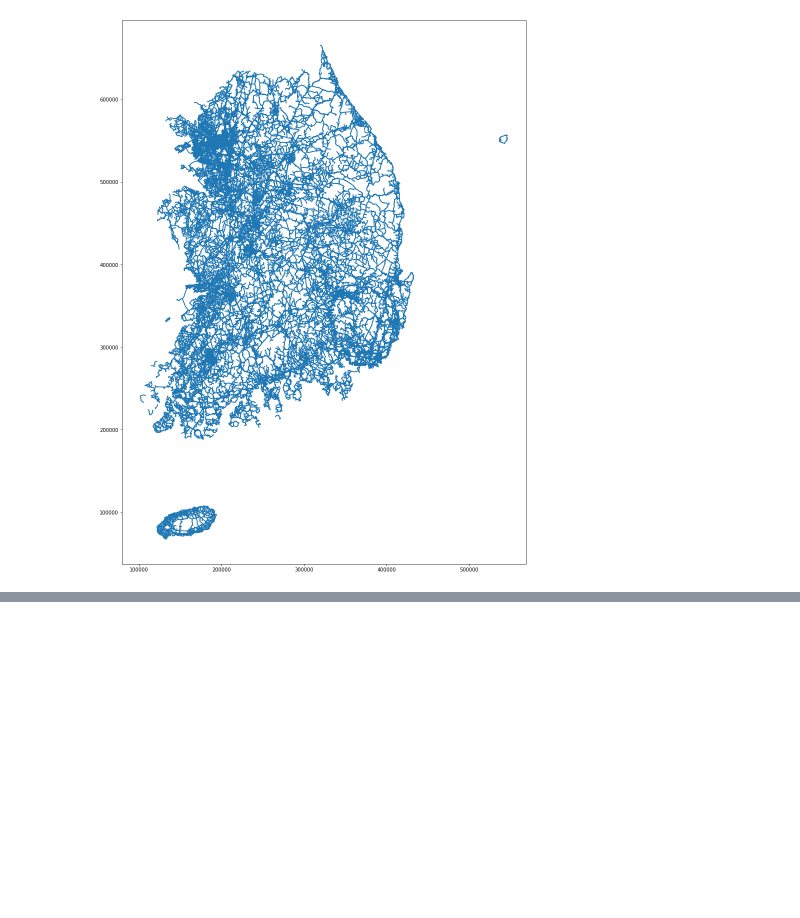
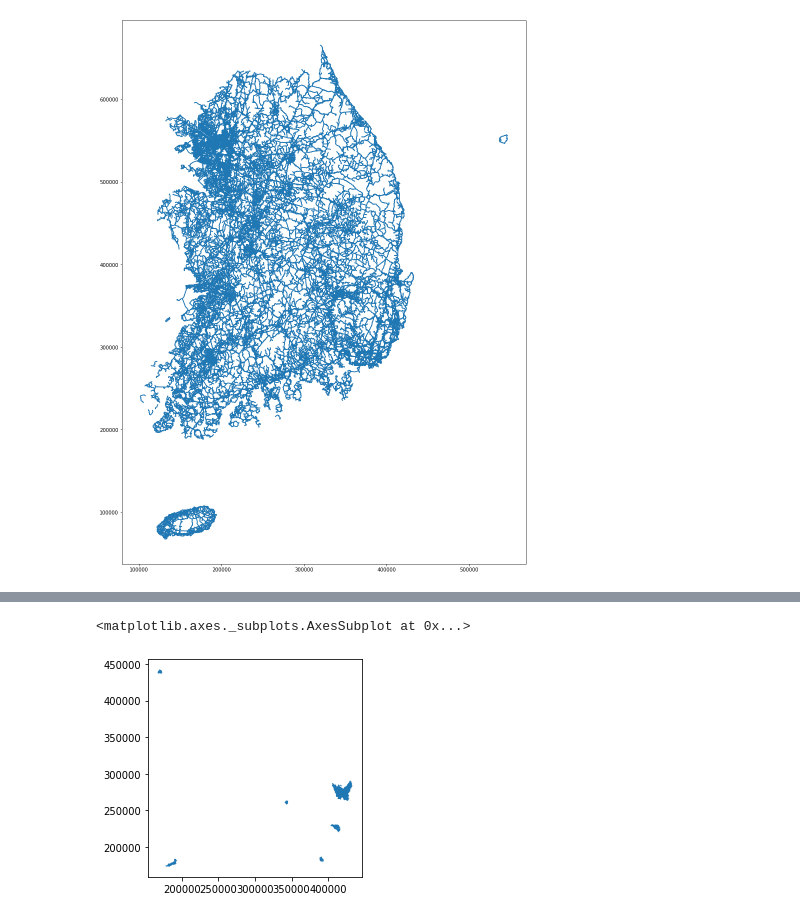
Before and after one commit to Namsik-Yoon/2020_MaaSer_example_code, a Jupyter notebook: 국가표준노드링크 시각화.ipynb, the cells around one changed output, grey strips where cells are left out. Saved outputs shown, nothing was run; the diff lists cells and outputs as text; code cells hidden in the pictures; blank space fills up the shorter version.

```diff
--- a/국가표준노드링크 시각화.ipynb
+++ b/국가표준노드링크 시각화.ipynb
@@ -164,0 +171,3 @@ plt.show()
+# %%
+shp_path_boundary = '/content/BOUNDARY/Z_NGII_N3A_G0100000.shp'
+gdf_boundary= gpd.read_file(shp_path_boundary,encoding='cp949')
@@ -164,0 +183,5 @@ plt.show()
+# %%
+gdf_boundary[gdf_boundary['NAME']=='남구']['geometry'].plot()
+# %% [output]
+<matplotlib.axes._subplots.AxesSubplot at 0x...>
+[figure, added]
```
Also changed, not shown: parts of 4 cells of this notebook.
